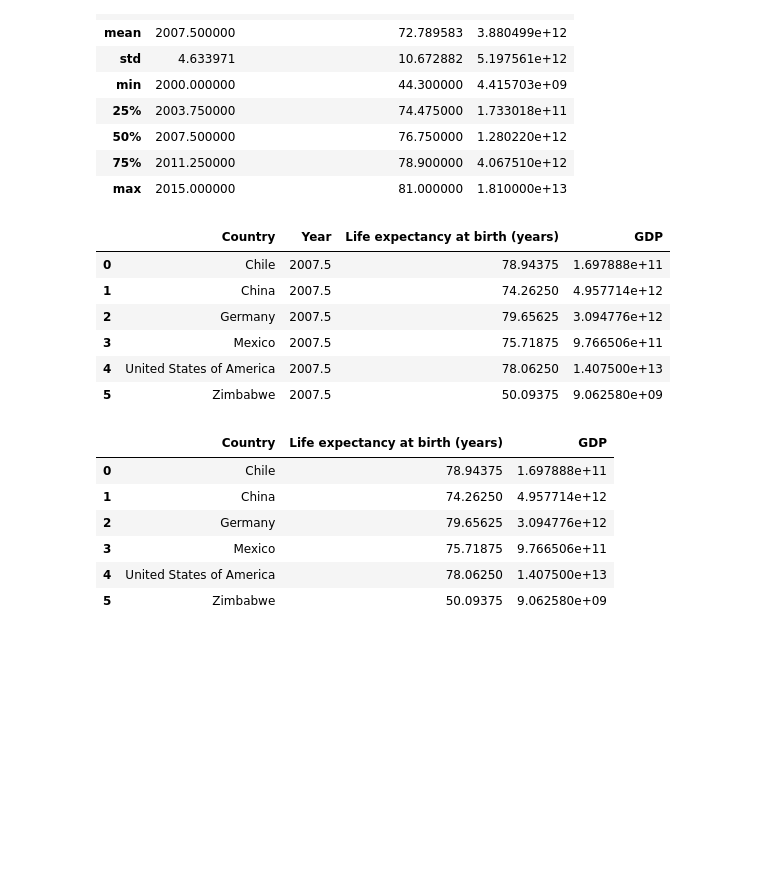
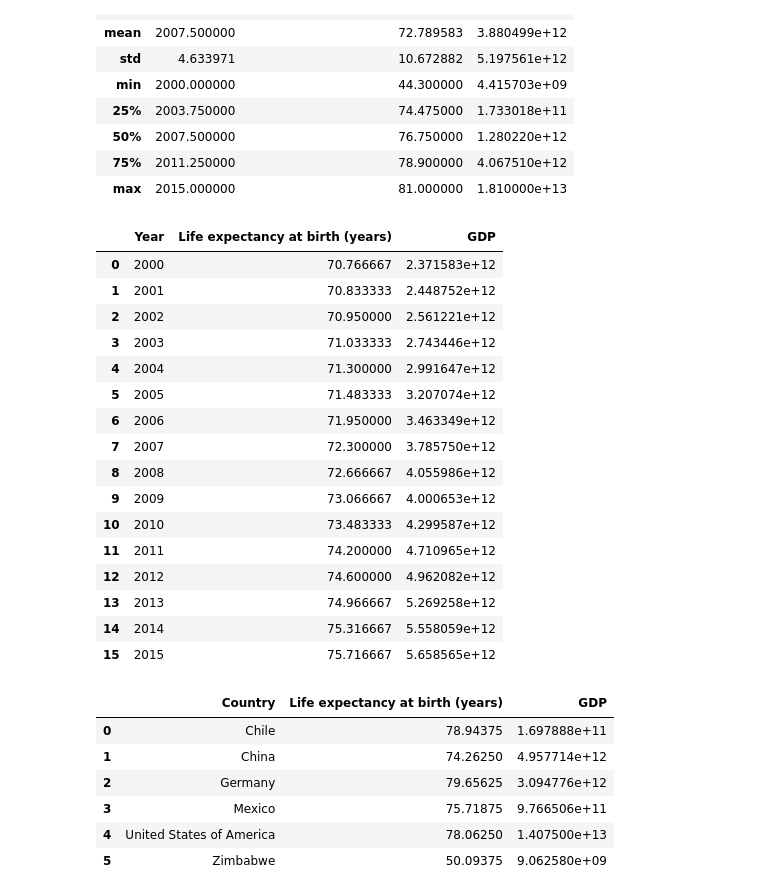
Before and after one commit to DenisLazuk/Group-Project-Life-Expectancy-and-GDP, a Jupyter notebook: life_expectancy_gdp.ipynb, the cells around one changed output. Saved outputs shown, nothing was run; the diff lists cells and outputs as text; code cells hidden in the pictures; blank space fills up the shorter version.

```diff
--- a/life_expectancy_gdp.ipynb
+++ b/life_expectancy_gdp.ipynb
@@ -56,16 +56,26 @@ data.describe()
 # %%
 # Group the data by Year, find the mean life expectancy and GDP
 data_grouped_year = data.groupby(['Year']).mean()
 data_grouped_year.reset_index('Year', inplace=True)
-data_grouped
+data_grouped_year
 # %% [output]
-|  | Country | Year | Life expectancy at birth (years) | GDP |
-| 0 | Chile | 2007.5 | 78.94375 | 1.697888e+11 |
-| 1 | China | 2007.5 | 74.26250 | 4.957714e+12 |
-| 2 | Germany | 2007.5 | 79.65625 | 3.094776e+12 |
-| 3 | Mexico | 2007.5 | 75.71875 | 9.766506e+11 |
-| 4 | United States of America | 2007.5 | 78.06250 | 1.407500e+13 |
-| 5 | Zimbabwe | 2007.5 | 50.09375 | 9.062580e+09 |
+|  | Year | Life expectancy at birth (years) | GDP |
+| 0 | 2000 | 70.766667 | 2.371583e+12 |
+| 1 | 2001 | 70.833333 | 2.448752e+12 |
+| 2 | 2002 | 70.950000 | 2.561221e+12 |
+| 3 | 2003 | 71.033333 | 2.743446e+12 |
+| 4 | 2004 | 71.300000 | 2.991647e+12 |
+| 5 | 2005 | 71.483333 | 3.207074e+12 |
+| 6 | 2006 | 71.950000 | 3.463349e+12 |
+| 7 | 2007 | 72.300000 | 3.785750e+12 |
+| 8 | 2008 | 72.666667 | 4.055986e+12 |
+| 9 | 2009 | 73.066667 | 4.000653e+12 |
+| 10 | 2010 | 73.483333 | 4.299587e+12 |
+| 11 | 2011 | 74.200000 | 4.710965e+12 |
+| 12 | 2012 | 74.600000 | 4.962082e+12 |
+| 13 | 2013 | 74.966667 | 5.269258e+12 |
+| 14 | 2014 | 75.316667 | 5.558059e+12 |
+| 15 | 2015 | 75.716667 | 5.658565e+12 |
 # %%
 # Group the data by Country, find the mean life expectancy and GDP
 data_grouped_country = data.groupby(['Country']).mean()
```
Also changed, not shown: parts of 2 cells of this notebook, 7 other files.
